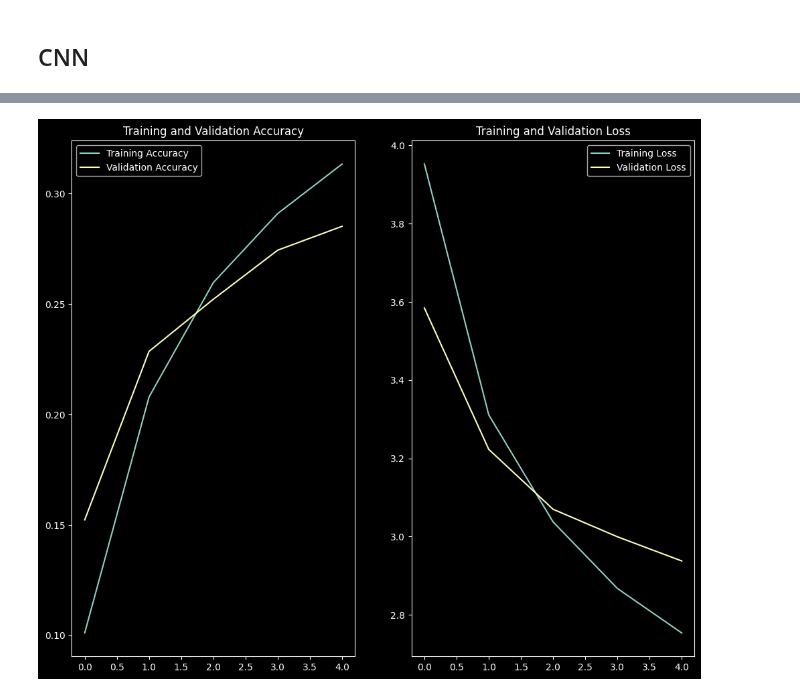
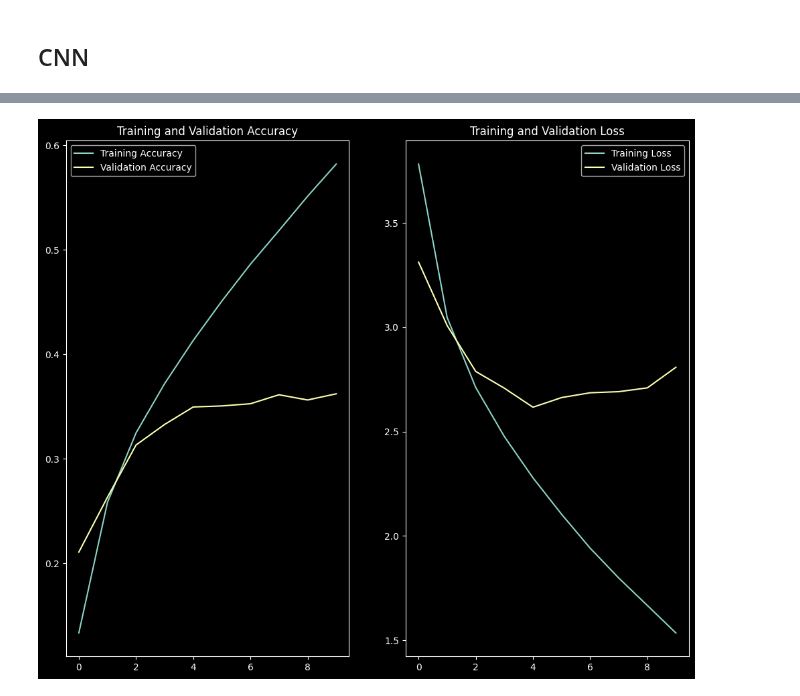
Before and after one commit to debjitpal5040/Deep_Learning_Algorithms, a Jupyter notebook: Convolutional Neural Networks/CIFAR100/Tensorflow/CIFAR100.ipynb, the cells around one changed output, grey strips where cells are left out. Saved outputs shown, nothing was run; the diff lists cells and outputs as text; code cells hidden in the pictures.

Commit message:
cifar 100

```diff
--- a/Convolutional Neural Networks/CIFAR100/Tensorflow/CIFAR100.ipynb
+++ b/Convolutional Neural Networks/CIFAR100/Tensorflow/CIFAR100.ipynb
@@ -129,13 +123,15 @@ cnn_tensorboard_callback = TensorBoard(
 )
 # tensorboard --logdir="Logs/cifar10_cnn_logs"
 
-cnn_csvlogger_callback = CSVLogger("../../../Logs/cifar100_cnn_logs.csv")
+cnn_csvlogger_callback = CSVLogger(
+    "../../../Logs/cifar100_cnn_logs/cifar100_cnn_logs.csv"
+)
 
 cnn_history = cnn.fit(
     X_train,
     y_train,
     batch_size=64,
-    epochs=5,
+    epochs=10,
     validation_split=0.2,
     callbacks=[
         cnn_checkpoint_callback,
@@ -179,24 +185,24 @@ Validation loss: 3.162984323501587
 # %%
-epochs_range = range(5)
+epochs_range = range(10)
 
 # Plot the training and validation accuracy
 plt.figure(figsize=(12, 10))
 plt.subplot(1, 2, 1)
 plt.plot(epochs_range, cnn_train_acc, label="Training Accuracy")
 plt.plot(epochs_range, cnn_val_acc, label="Validation Accuracy")
 plt.legend(loc="best")
 plt.title("Training and Validation Accuracy")
 
 # Plot the training and validation loss
 plt.subplot(1, 2, 2)
 plt.plot(epochs_range, cnn_train_loss, label="Training Loss")
 plt.plot(epochs_range, cnn_val_loss, label="Validation Loss")
 plt.legend(loc="best")
 plt.title("Training and Validation Loss")
 
 plt.savefig("Images/cifar100_cnn_acc_loss.png", bbox_inches="tight")
 # %% [output]
-[figure, old version]
+[figure, new version]
 # %%
 cnn_test_loss, cnn_test_accuracy = cnn.evaluate(X_test, y_test)
 print("Test loss:", cnn_test_loss)
```
Also changed, not shown: parts of 8 cells of this notebook, 8 other files.
